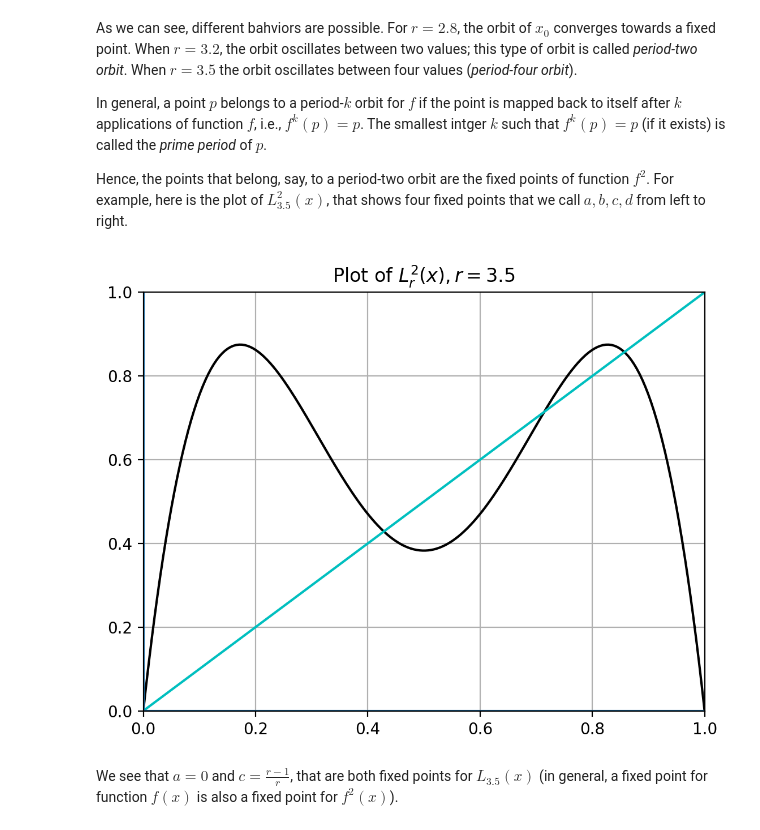
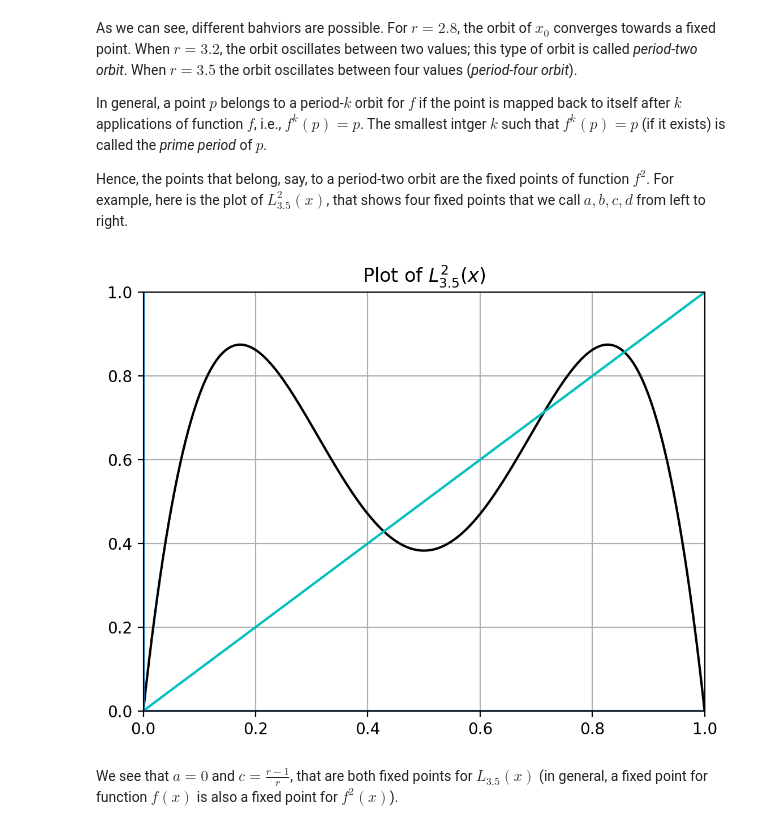
Before and after one commit to mmarzolla/chaos-fractals-phd-course, a Jupyter notebook: Dynamics-simple-maps.ipynb, the cells around one changed output. Saved outputs shown, nothing was run; the diff lists cells and outputs as text; code cells hidden in the pictures.

```diff
--- a/Dynamics-simple-maps.ipynb
+++ b/Dynamics-simple-maps.ipynb
@@ -292,9 +292,9 @@ In general, a point $p$ belongs to a period-$k$ orbit for $f$ if the point is ma
 Hence, the points that belong, say, to a period-two orbit are the fixed points of function $f^2$. For example, here is the plot of $L_{3.5}^2(x)$, that shows four fixed points that we call $a, b, c, d$ from left to right.
 # %%
 r = 3.5
-plot_fixed_points(lambda x: L(r, L(r, x)), title=f"Plot of $L_r^2(x), r={r:.1f}$")
+plot_fixed_points(lambda x: L(r, L(r, x)), title=f"Plot of $L_{{{r:.1f}}}^2(x)$")
 # %% [output]
-[figure, old version]
+[figure, new version]
 # %% [markdown]
 We see that $a=0$ and $c=\frac{r-1}{r}$, that are both fixed points for $L_{3.5}(x)$ (in general, a fixed point for function $f(x)$ is also a fixed point for $f^2(x)$).
 # %%
```
Also changed, not shown: parts of 2 cells of this notebook, 2 other files.
